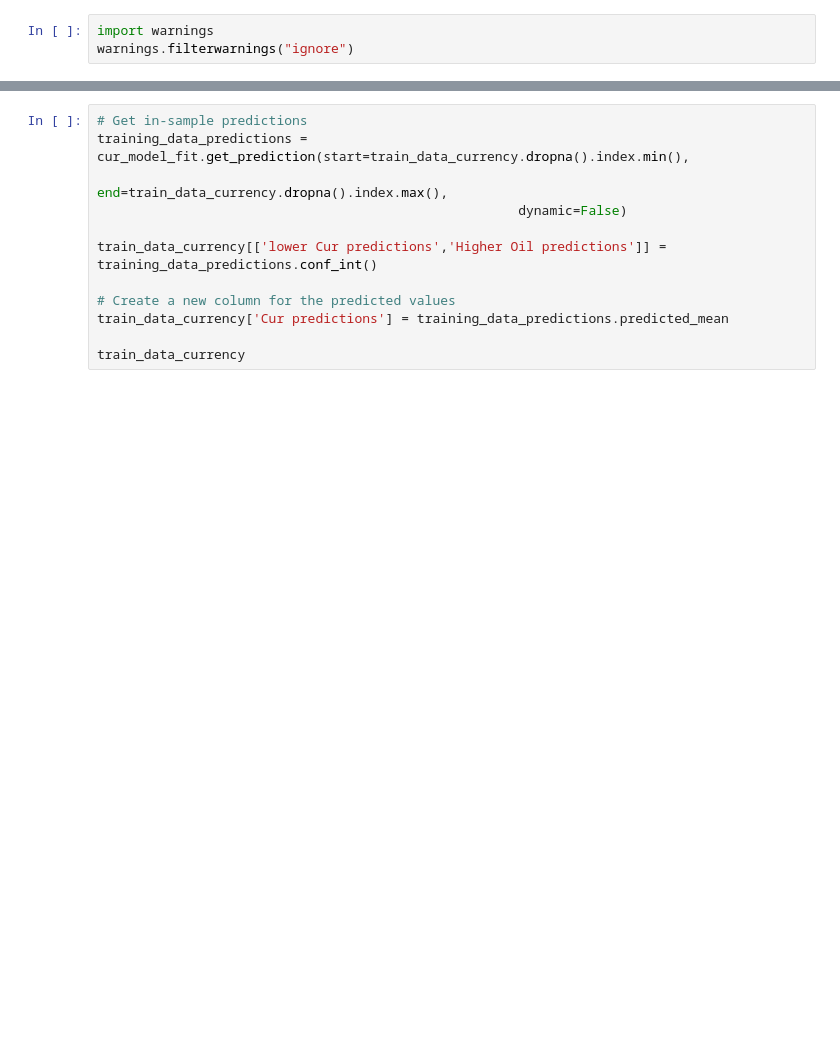
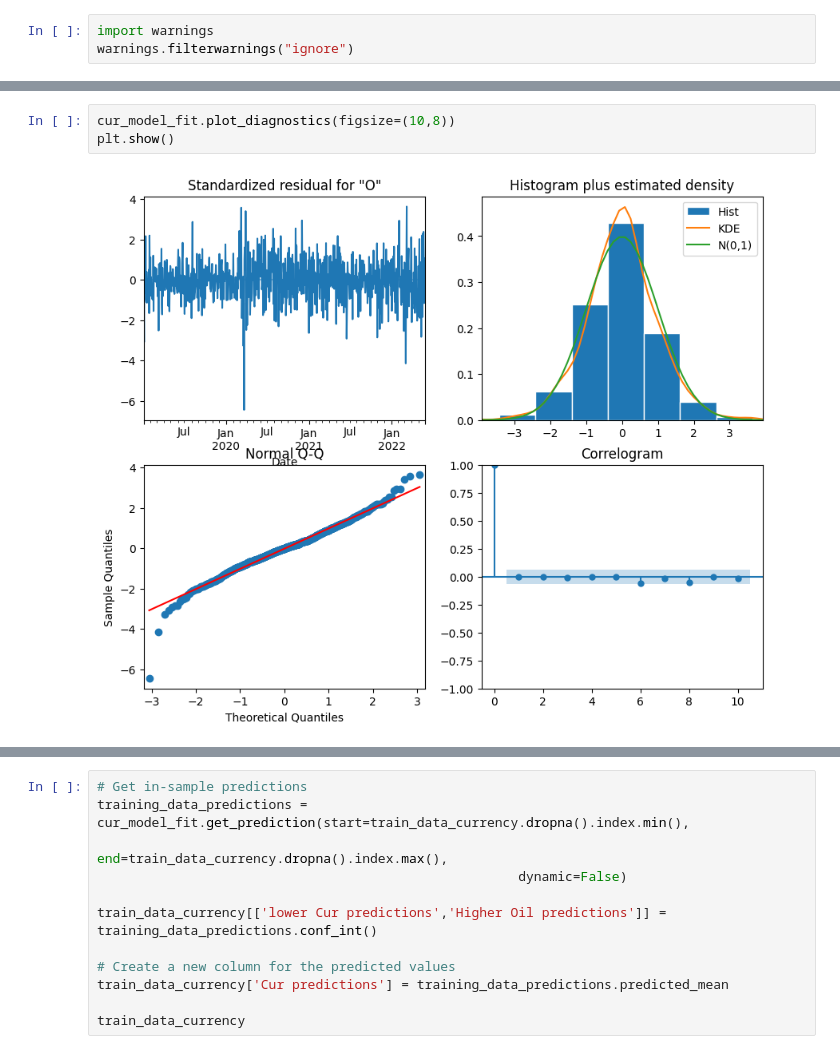
Before and after one commit to pravin-raut/MachineLearning, a Jupyter notebook: dissertation/Currency_Forecast_v2.ipynb, the cells around one changed output, grey strips where cells are left out. Cells and saved outputs as stored; diff of their text form; blank space fills up the shorter version.

```diff
--- a/dissertation/Currency_Forecast_v2.ipynb
+++ b/dissertation/Currency_Forecast_v2.ipynb
@@ -279,0 +304,5 @@ Warnings:
+# %%
+cur_model_fit.plot_diagnostics(figsize=(10,8))
+plt.show()
+# %% [output]
+[figure, added]
```
Also changed, not shown: parts of 33 cells of this notebook.
